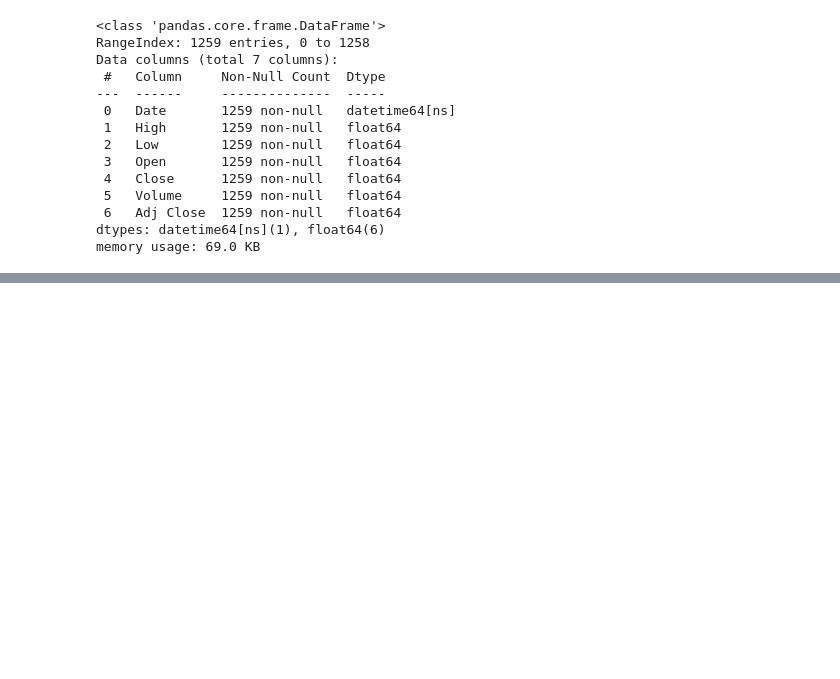
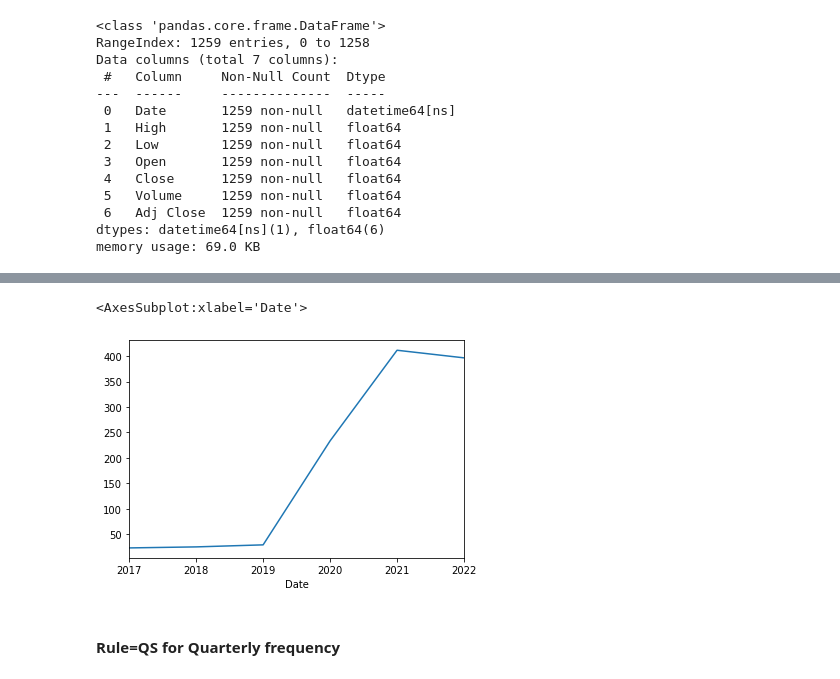
Before and after one commit to sinchan-s/time-series-analysis, a Jupyter notebook: tsa-eda.ipynb, the cells around one changed output, grey strips where cells are left out. Drawn from its saved outputs; the diff is of its cells as text; code cells hidden in the pictures; blank space fills up the shorter version.

```diff
--- a/tsa-eda.ipynb
+++ b/tsa-eda.ipynb
@@ -98,0 +130,2 @@ memory usage: 69.0 KB
+# %%
+df_tsla = df_tsla.set_index('Date', drop=True)
@@ -98,0 +249,7 @@ memory usage: 69.0 KB
+# %%
+df_tsla.resample(rule='A').max()['Open'].plot()
+# %% [output]
+<AxesSubplot:xlabel='Date'>
+[figure, added]
+# %% [markdown]
+#### **Rule=QS** for Quarterly frequency
```
Also changed, not shown: parts of 46 cells of this notebook.
